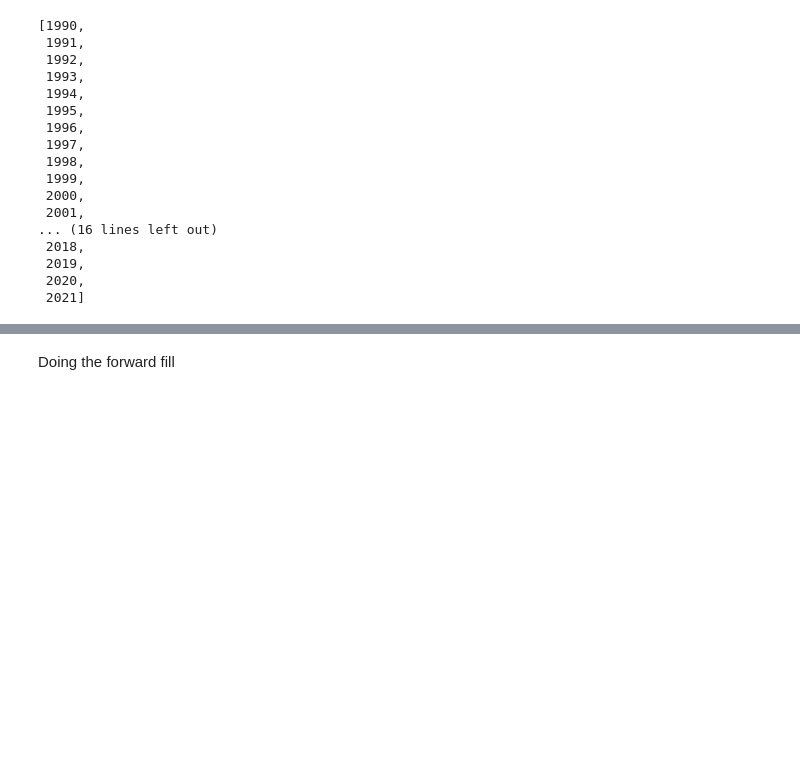
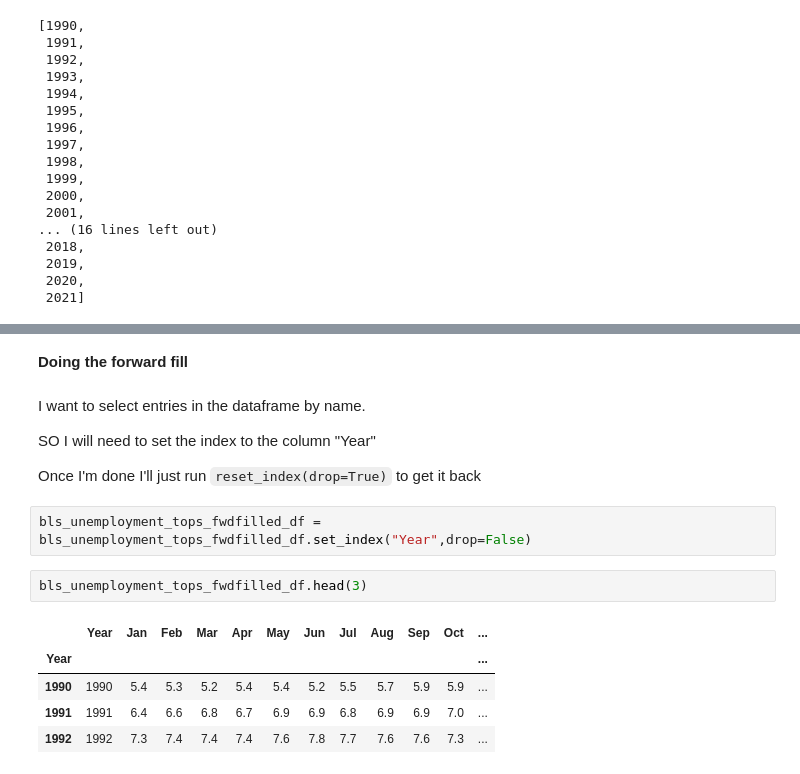
Before and after one commit to michael-a-green/BookRepo, a Jupyter notebook: Ch02/My_Notebook_Ch02.ipynb, the cells around one changed output, grey strips where cells are left out. Cells and saved outputs as stored; diff of their text form; blank space fills up the shorter version.

Commit message:
finished fill foward routine

```diff
--- a/Ch02/My_Notebook_Ch02.ipynb
+++ b/Ch02/My_Notebook_Ch02.ipynb
@@ -835,3 +837,19 @@ bls_unemployment_tops_fwdfilled_df = bls_unemployment_tops_df.copy()
 # %% [markdown]
-Doing the forward fill
+**Doing the forward fill**
+# %% [markdown]
+I want to select entries in the dataframe by name.
+
+SO I will need to set the index to the column "Year"
+
+Once I'm done I'll just run `reset_index(drop=True)` to get it back
+# %%
+bls_unemployment_tops_fwdfilled_df = bls_unemployment_tops_fwdfilled_df.set_index("Year",drop=False)
+# %%
+bls_unemployment_tops_fwdfilled_df.head(3)
+# %% [output]
+|  | Year | Jan | Feb | Mar | Apr | May | Jun | Jul | Aug | Sep | Oct | ... |
+| Year |  |  |  |  |  |  |  |  |  |  |  | ... |
+| 1990 | 1990 | 5.4 | 5.3 | 5.2 | 5.4 | 5.4 | 5.2 | 5.5 | 5.7 | 5.9 | 5.9 | ... |
+| 1991 | 1991 | 6.4 | 6.6 | 6.8 | 6.7 | 6.9 | 6.9 | 6.8 | 6.9 | 6.9 | 7.0 | ... |
+| 1992 | 1992 | 7.3 | 7.4 | 7.4 | 7.4 | 7.6 | 7.8 | 7.7 | 7.6 | 7.6 | 7.3 | ... |
 # %%
```
Also changed, not shown: parts of 11 cells of this notebook.
